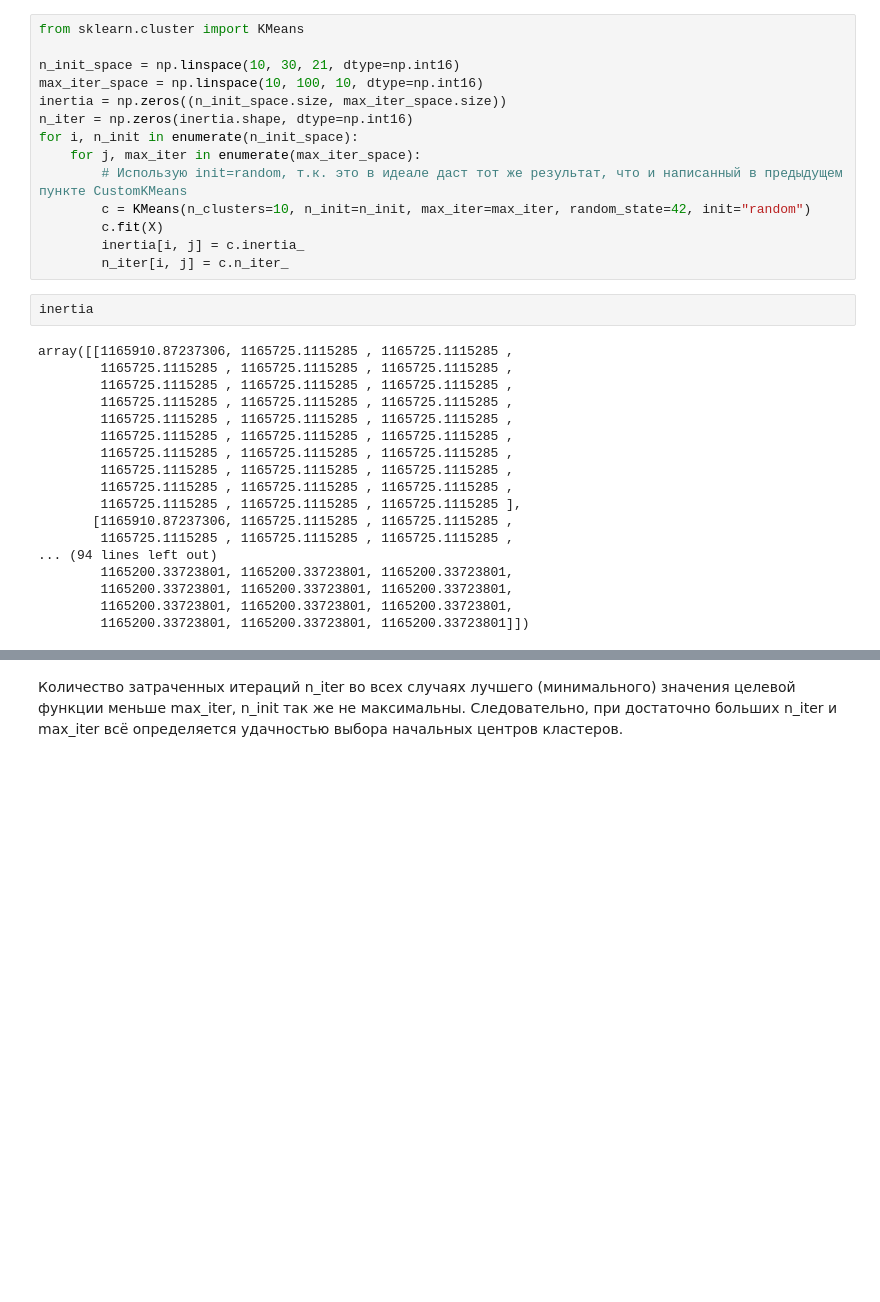
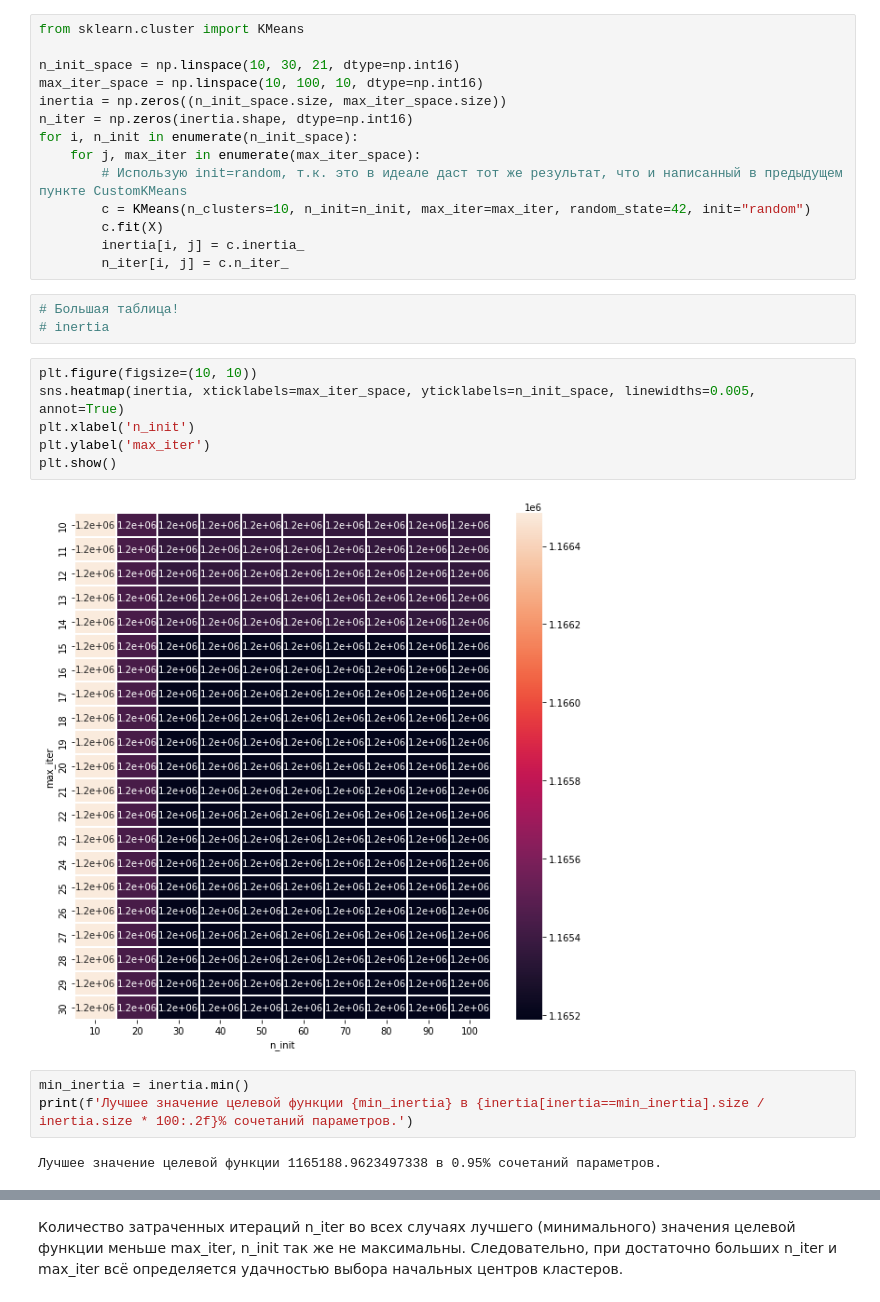
Before and after one commit to Feosen/ml-intro-2022-8, a Jupyter notebook: notebooks/clustering.ipynb, the cells around one changed output, grey strips where cells are left out. Saved outputs shown, nothing was run; the diff lists cells and outputs as text; blank space fills up the shorter version.

```diff
--- a/notebooks/clustering.ipynb
+++ b/notebooks/clustering.ipynb
@@ -295,24 +294,20 @@ for i, n_init in enumerate(n_init_space):
         c.fit(X)
         inertia[i, j] = c.inertia_
         n_iter[i, j] = c.n_iter_
-# %%
-inertia
-# %% [output]
-array([[1165910.87237306, 1165725.1115285 , 1165725.1115285 ,
-        1165725.1115285 , 1165725.1115285 , 1165725.1115285 ,
-        1165725.1115285 , 1165725.1115285 , 1165725.1115285 ,
-        1165725.1115285 , 1165725.1115285 , 1165725.1115285 ,
-        1165725.1115285 , 1165725.1115285 , 1165725.1115285 ,
-        1165725.1115285 , 1165725.1115285 , 1165725.1115285 ,
-        1165725.1115285 , 1165725.1115285 , 1165725.1115285 ,
-        1165725.1115285 , 1165725.1115285 , 1165725.1115285 ,
-        1165725.1115285 , 1165725.1115285 , 1165725.1115285 ,
-        1165725.1115285 , 1165725.1115285 , 1165725.1115285 ],
-       [1165910.87237306, 1165725.1115285 , 1165725.1115285 ,
-        1165725.1115285 , 1165725.1115285 , 1165725.1115285 ,
-... (94 lines left out)
-        1165200.33723801, 1165200.33723801, 1165200.33723801,
-        1165200.33723801, 1165200.33723801, 1165200.33723801,
-        1165200.33723801, 1165200.33723801, 1165200.33723801,
-        1165200.33723801, 1165200.33723801, 1165200.33723801]])
+# %%
+# Большая таблица!
+# inertia
+# %%
+plt.figure(figsize=(10, 10))
+sns.heatmap(inertia, xticklabels=max_iter_space, yticklabels=n_init_space, linewidths=0.005, annot=True)
+plt.xlabel('n_init')
+plt.ylabel('max_iter')
+plt.show()
+# %% [output]
+[figure, added]
+# %%
+min_inertia = inertia.min()
+print(f'Лучшее значение целевой функции {min_inertia} в {inertia[inertia==min_inertia].size / inertia.size * 100:.2f}% сочетаний параметров.')
+# %% [output]
+Лучшее значение целевой функции 1165188.9623497338 в 0.95% сочетаний параметров.
 # %%
```
Also changed, not shown: parts of 20 cells of this notebook.
